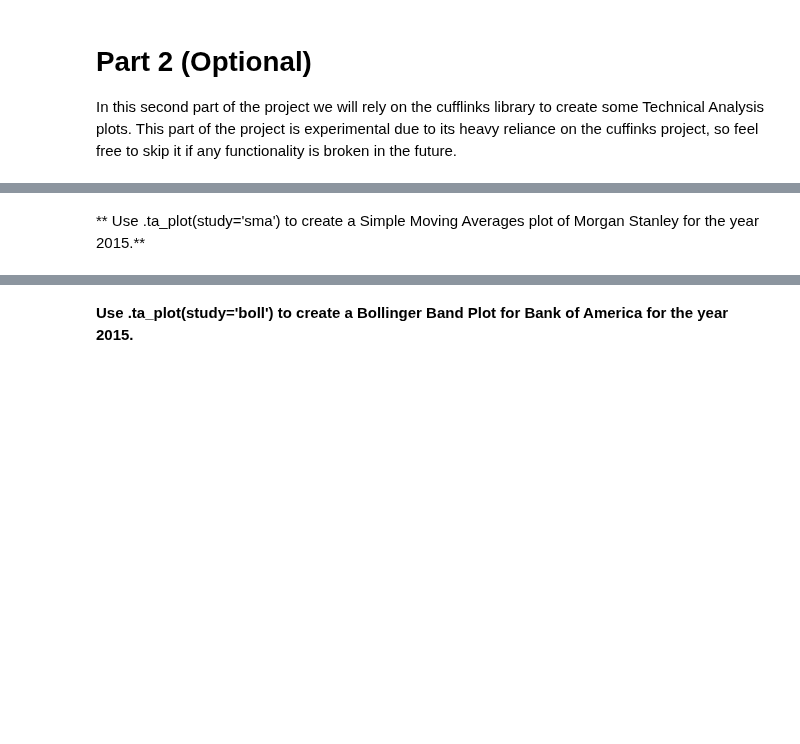
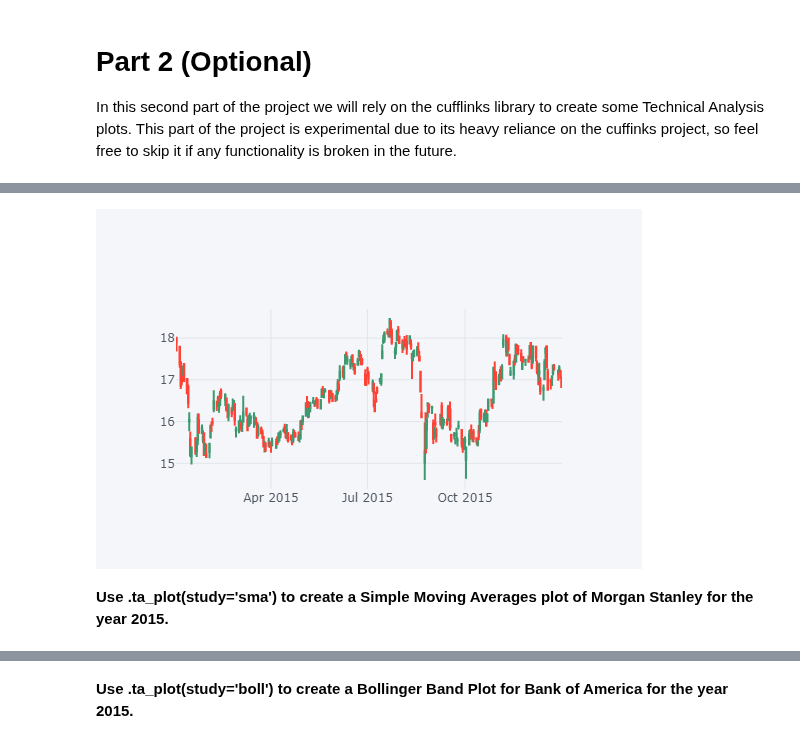
Before and after one commit to xkrystiandutka/DataScience, a Jupyter notebook: DataCapstone/FinanceProject.ipynb, the cells around one changed output, grey strips where cells are left out. Saved outputs shown, nothing was run; the diff lists cells and outputs as text; code cells hidden in the pictures; blank space fills up the shorter version.

```diff
--- a/DataCapstone/FinanceProject.ipynb
+++ b/DataCapstone/FinanceProject.ipynb
@@ -284,2 +281,6 @@ In this second part of the project we will rely on the cufflinks library to crea
+# %%
+BAC[['Open', 'High', 'Low', 'Close']].loc['2015-01-01':'2016-01-01'].iplot(kind='candle')
+# %% [output]
+[figure, added]
 # %% [markdown]
-** Use .ta_plot(study='sma') to create a Simple Moving Averages plot of Morgan Stanley for the year 2015.**
+**Use .ta_plot(study='sma') to create a Simple Moving Averages plot of Morgan Stanley for the year 2015.**
```
Also changed, not shown: parts of 6 cells of this notebook.
